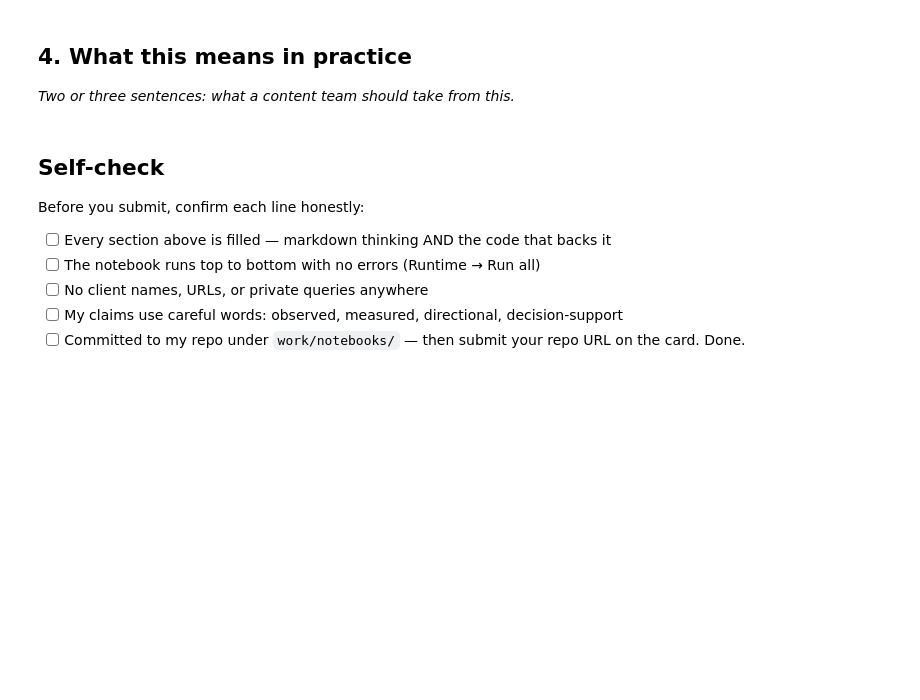
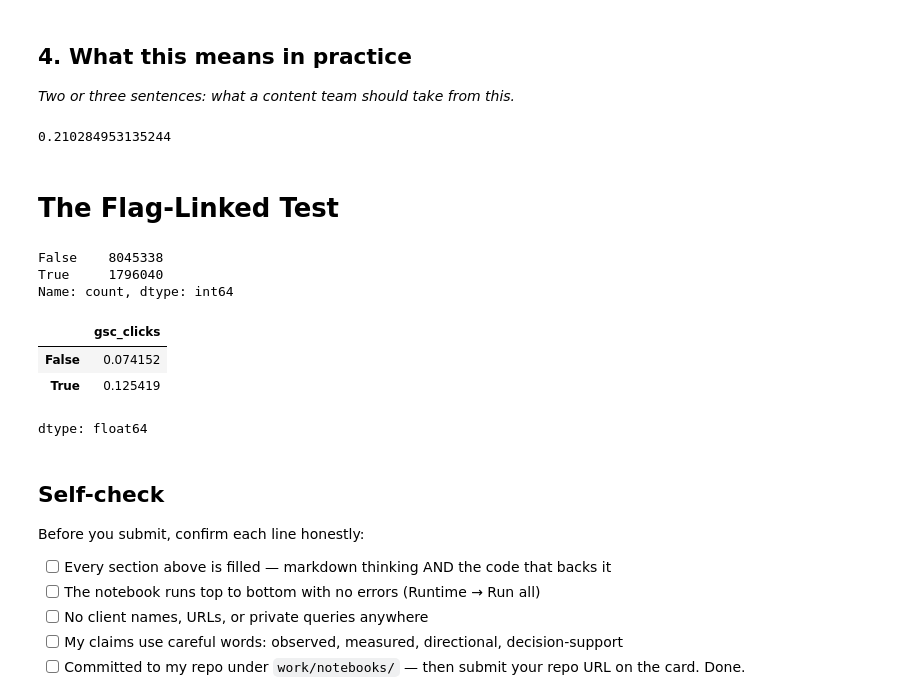
Before and after one commit to hapepaAhmed/my-capstone-project, a Jupyter notebook: work/notebooks/w04_signal_audit.ipynb, the cells around one changed output. Drawn from its saved outputs; the diff is of its cells as text; code cells hidden in the pictures; blank space fills up the shorter version.

```diff
--- a/work/notebooks/w04_signal_audit.ipynb
+++ b/work/notebooks/w04_signal_audit.ipynb
@@ -37,3 +91,40 @@ This skeleton is yours to fill. Work the sections **in order** — each one has
+# %%
+corr = df["ga4_sessions"].corr(
+    df["ga4_engaged_sessions"]
+)
+
+print(corr)
+# %% [output]
+0.210284953135244
+# %% [markdown]
+# **The Flag-Linked Test**
+# %%
+high_impressions = (
+    df["gsc_impressions"] >
+    df["gsc_impressions"].median()
+)
+
+poor_position = (
+    df["gsc_avg_position"] >
+    df["gsc_avg_position"].median()
+)
+
+flag = high_impressions & poor_position
+
+print(flag.value_counts())
+# %% [output]
+False    8045338
+True     1796040
+Name: count, dtype: int64
+# %%
+df.groupby(flag)[
+    "gsc_clicks"
+].mean()
+# %% [output]
+|  | gsc_clicks |
+| False | 0.074152 |
+| True | 0.125419 |
+dtype: float64
 # %% [markdown]
 ## Self-check
 
```
Also changed, not shown: parts of 13 cells of this notebook.
